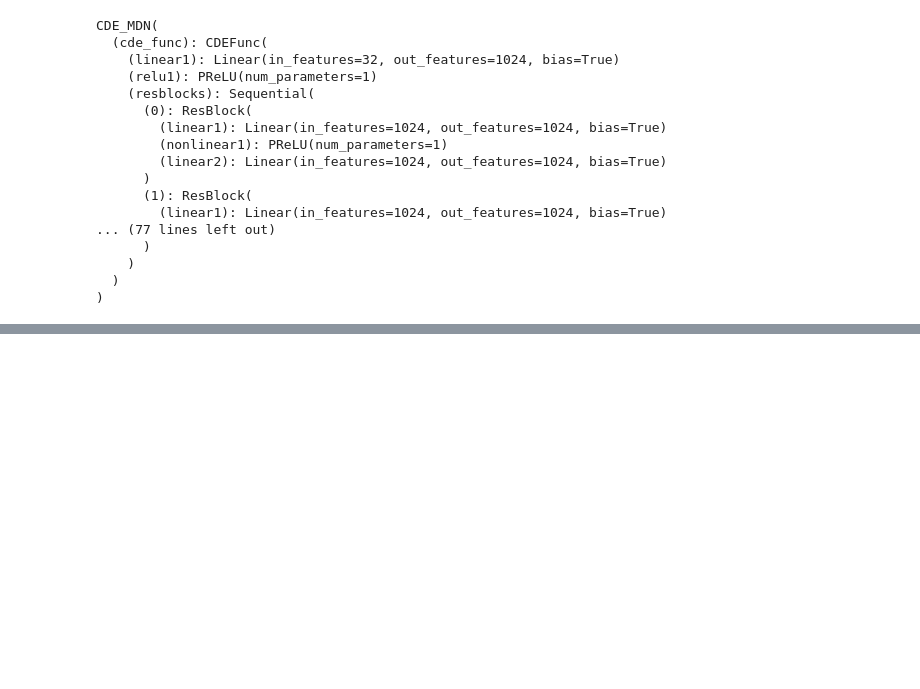
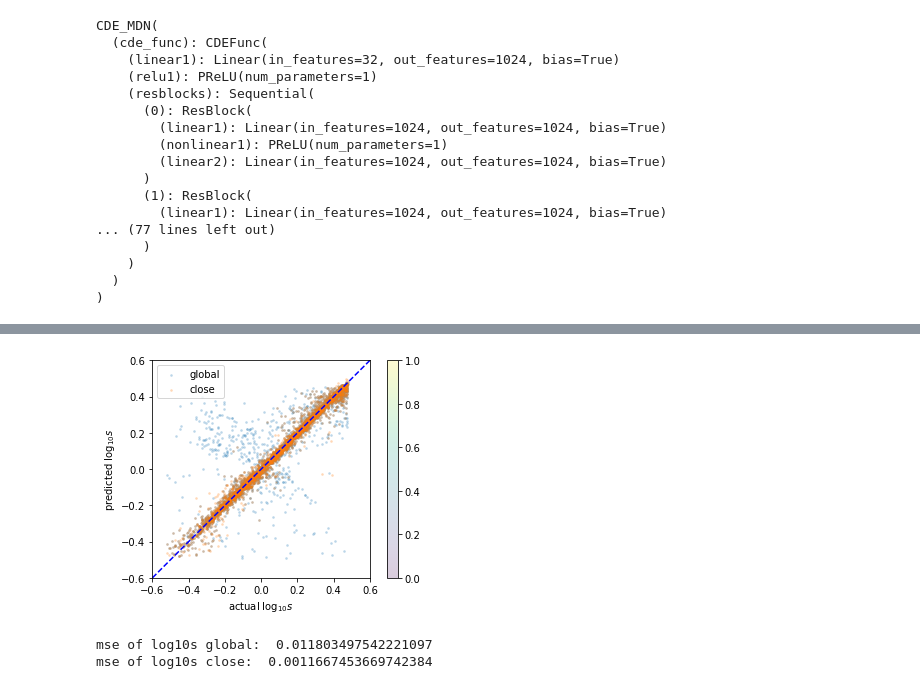
Before and after one commit to haimengzhao/magic-microlensing, a Jupyter notebook: plot.ipynb, the cells around one changed output, grey strips where cells are left out. Saved outputs shown, nothing was run; the diff lists cells and outputs as text; code cells hidden in the pictures; blank space fills up the shorter version.

```diff
--- a/plot.ipynb
+++ b/plot.ipynb
@@ -116,0 +192,18 @@ plt.vlines(np.linspace(-4, 0, 1000)[peaks], 0, 10, color='blue', linestyles='das
+# %%
+plt.axis('square')
+plt.xlim(-0.6, 0.6)
+plt.ylim(-0.6, 0.6)
+plt.xlabel(r'actual $\log_{10}s$')
+plt.ylabel(r'predicted $\log_{10}s$')
+plt.scatter(Y[:num, 3], pred_global.numpy()[:num, 3], s=3, cmap='Blues', label='global', alpha=0.2)
+plt.scatter(Y[:num, 3], pred_close.numpy()[:num, 3], s=3, cmap='Oranges', label='close', alpha=0.2)
+plt.plot(np.linspace(-0.6, 0.6), np.linspace(-0.6, 0.6), color='b', linestyle='dashed')
+plt.colorbar()
+plt.legend()
+plt.show()
+print('mse of log10s global: ', torch.mean((Y[:num, 3] -  pred_global.numpy()[:num, 3])**2).detach().cpu().item())
+print('mse of log10s close: ', torch.mean((Y[:num, 3] -  pred_close.numpy()[:num, 3])**2).detach().cpu().item())
+# %% [output]
+[figure, added]
+mse of log10s global:  0.011803497542221097
+mse of log10s close:  0.0011667453669742384
```
Also changed, not shown: parts of 8 cells of this notebook.
